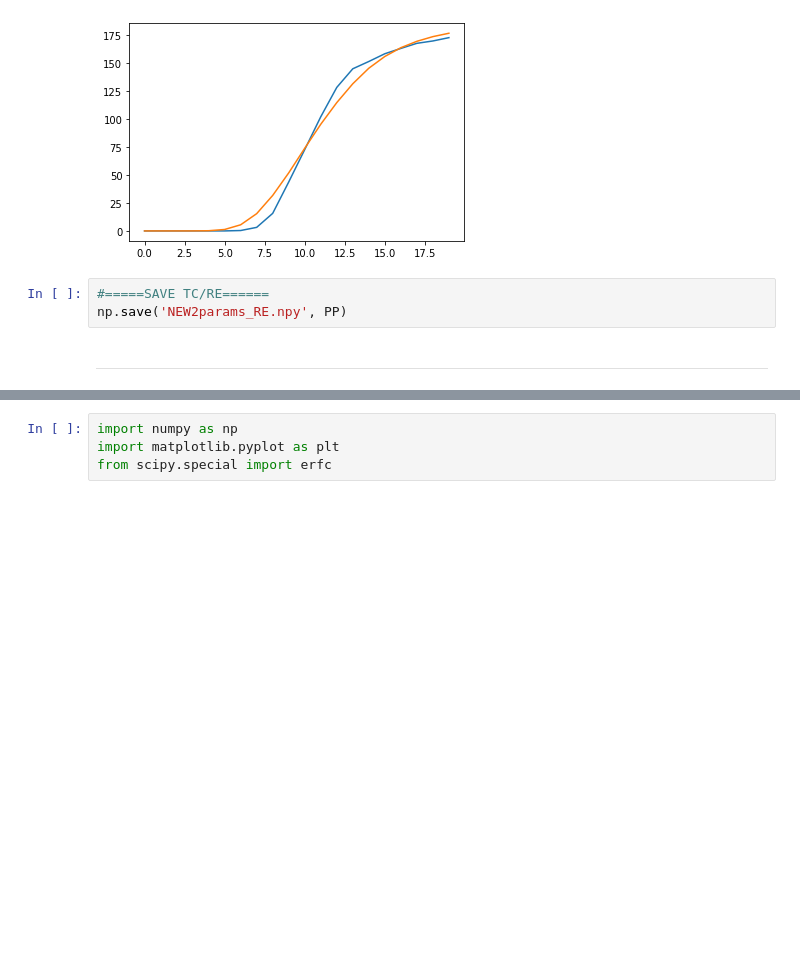
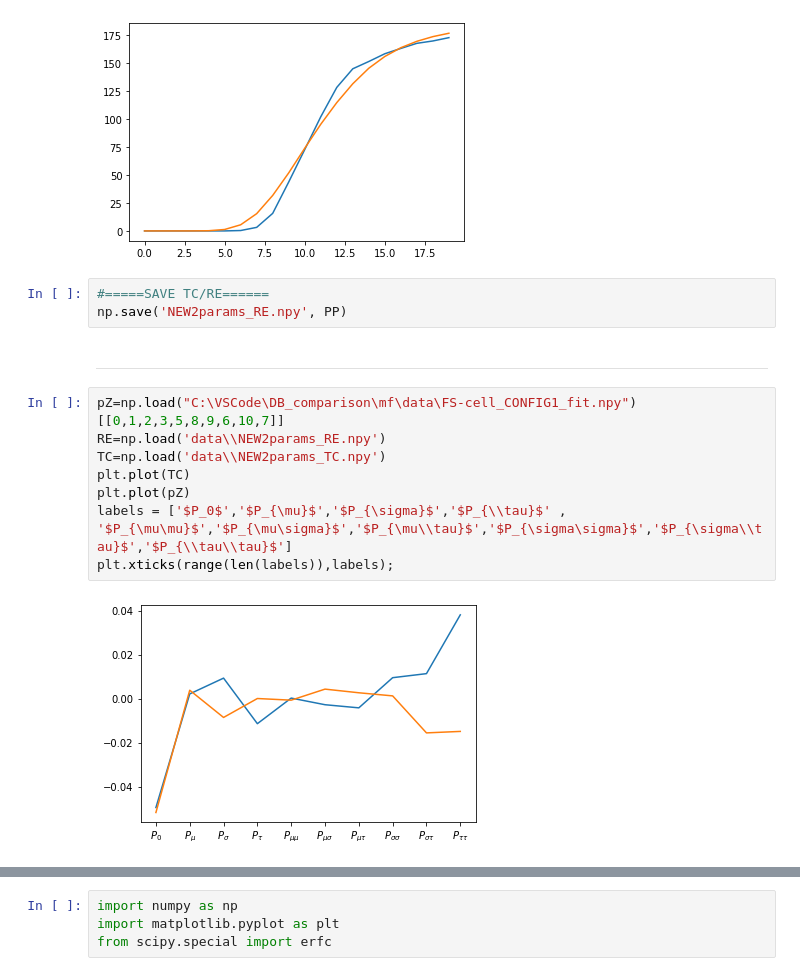
Before and after one commit to SiodhachanOSullivan/MF-Thalamus, a Jupyter notebook: fitTF.ipynb, the cells around one changed output, grey strips where cells are left out. Cells and saved outputs as stored; diff of their text form; blank space fills up the shorter version.

```diff
--- a/fitTF.ipynb
+++ b/fitTF.ipynb
@@ -195,3 +195,13 @@ plt.plot(TF(PP, muV, sV, Tv, TvN)[i])
 np.save('NEW2params_RE.npy', PP)
 # %% [markdown]
 ___
+# %%
+pZ=np.load("C:\VSCode\DB_comparison\mf\data\FS-cell_CONFIG1_fit.npy")[[0,1,2,3,5,8,9,6,10,7]]
+RE=np.load('data\\NEW2params_RE.npy')
+TC=np.load('data\\NEW2params_TC.npy')
+plt.plot(TC)
+plt.plot(pZ)
+labels = ['$P_0$','$P_{\mu}$','$P_{\sigma}$','$P_{\\tau}$' , '$P_{\mu\mu}$','$P_{\mu\sigma}$','$P_{\mu\\tau}$','$P_{\sigma\sigma}$','$P_{\sigma\\tau}$','$P_{\\tau\\tau}$']
+plt.xticks(range(len(labels)),labels);
+# %% [output]
+[figure, added]
```
Also changed, not shown: parts of 5 cells of this notebook, 2 other files.
